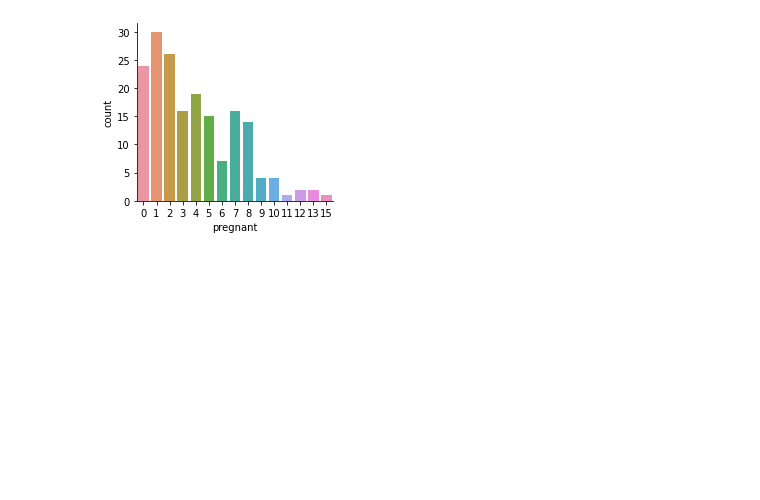
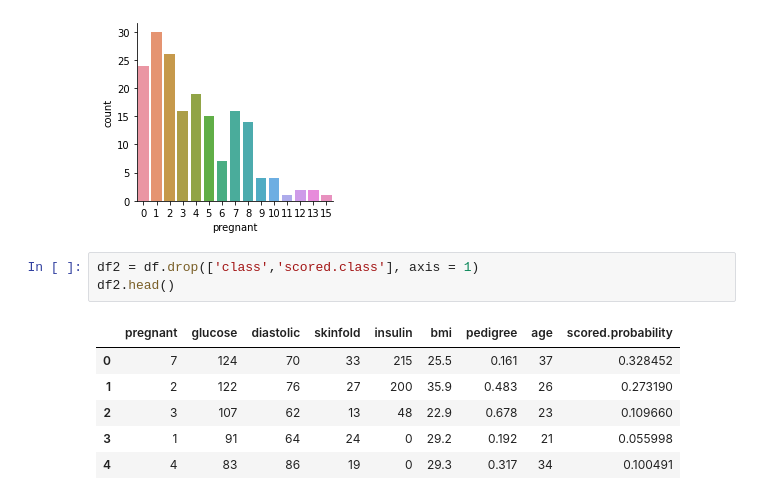
Before and after one commit to CarlosPerez3/bcs109, a Jupyter notebook: Untitled9.ipynb, the cells around one changed output. Cells and saved outputs as stored; diff of their text form; blank space fills up the shorter version.

```diff
--- a/Untitled9.ipynb
+++ b/Untitled9.ipynb
@@ -74,3 +74,13 @@ sns.catplot(x='pregnant', data=df , kind='count',height = 3, aspect=1.1)
 # %% [output]
 <seaborn.axisgrid.FacetGrid at 0x...>
 [figure]
+# %%
+df2 = df.drop(['class','scored.class'], axis = 1)
+df2.head()
+# %% [output]
+|  | pregnant | glucose | diastolic | skinfold | insulin | bmi | pedigree | age | scored.probability |
+| 0 | 7 | 124 | 70 | 33 | 215 | 25.5 | 0.161 | 37 | 0.328452 |
+| 1 | 2 | 122 | 76 | 27 | 200 | 35.9 | 0.483 | 26 | 0.273190 |
+| 2 | 3 | 107 | 62 | 13 | 48 | 22.9 | 0.678 | 23 | 0.109660 |
+| 3 | 1 | 91 | 64 | 24 | 0 | 29.2 | 0.192 | 21 | 0.055998 |
+| 4 | 4 | 83 | 86 | 19 | 0 | 29.3 | 0.317 | 34 | 0.100491 |
```
Also changed, not shown: parts of 1 cell of this notebook.
